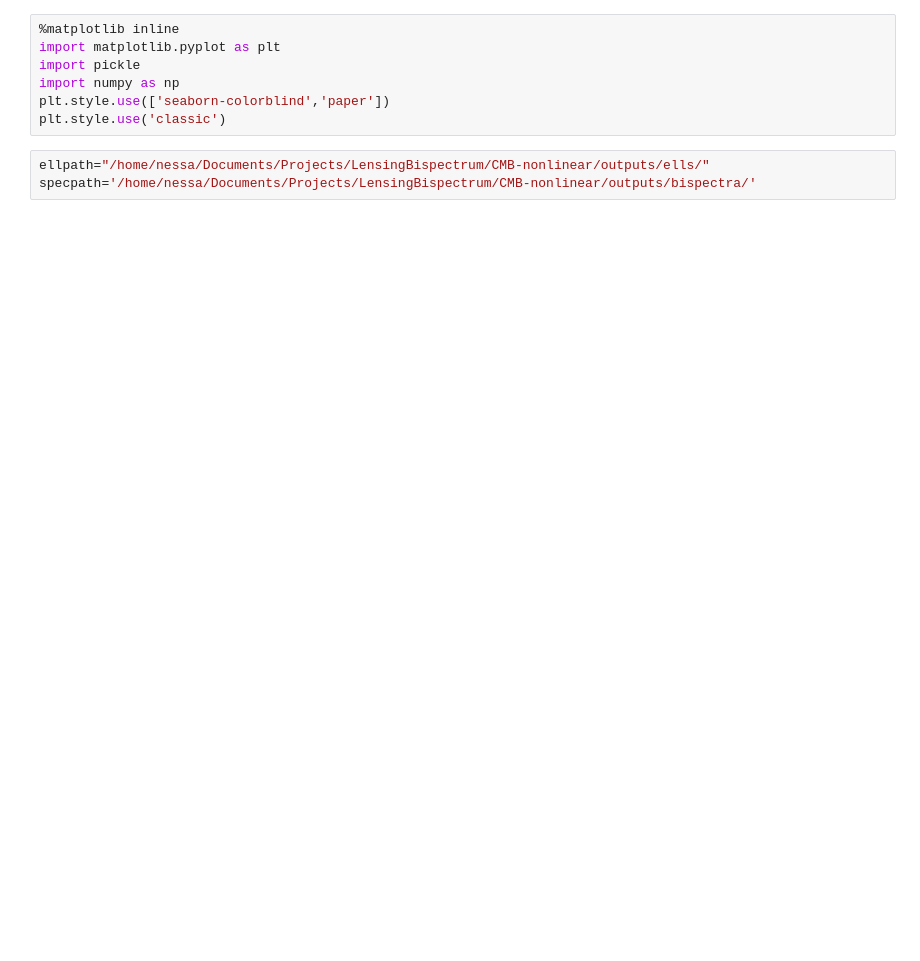
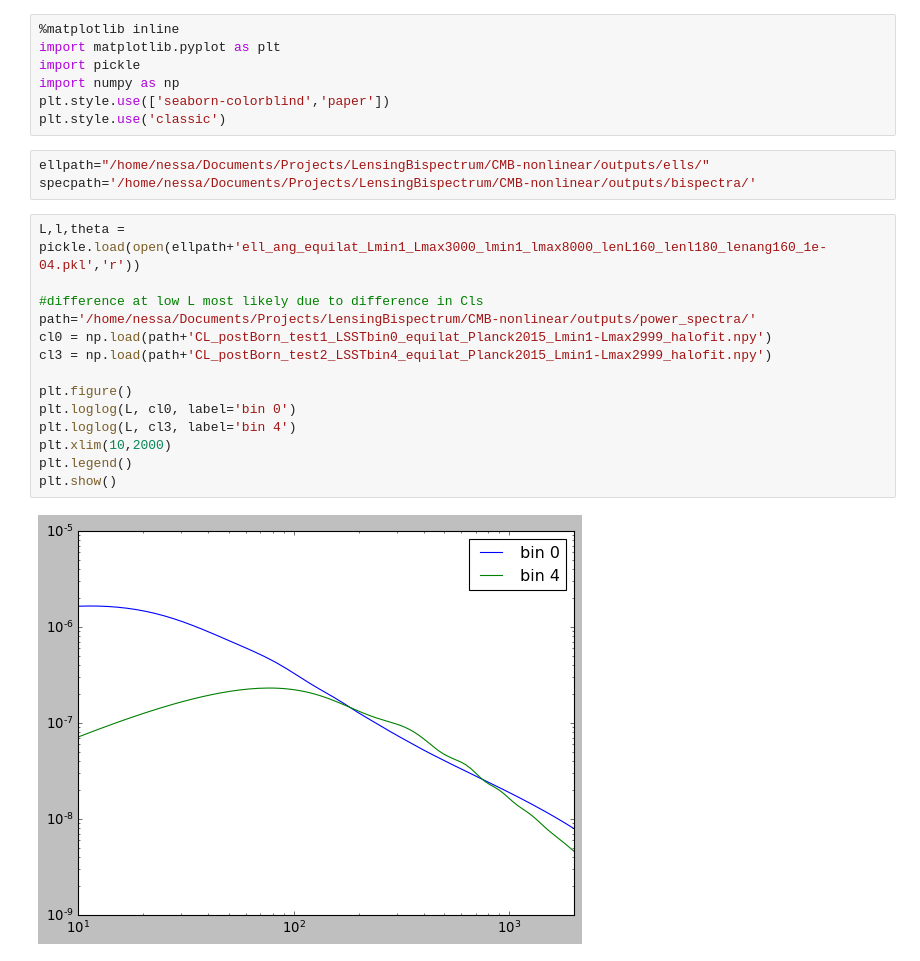
Before and after one commit to VMBoehm/BispectrumBias, a Jupyter notebook: GalaxyCrossBiasTests.ipynb, the cells around one changed output. Saved outputs shown, nothing was run; the diff lists cells and outputs as text; blank space fills up the shorter version.

```diff
--- a/GalaxyCrossBiasTests.ipynb
+++ b/GalaxyCrossBiasTests.ipynb
@@ -8,5 +8,21 @@ plt.style.use('classic')
 # %%
 ellpath="/home/nessa/Documents/Projects/LensingBispectrum/CMB-nonlinear/outputs/ells/"
 specpath='/home/nessa/Documents/Projects/LensingBispectrum/CMB-nonlinear/outputs/bispectra/'
+# %%
+L,l,theta = pickle.load(open(ellpath+'ell_ang_equilat_Lmin1_Lmax3000_lmin1_lmax8000_lenL160_lenl180_lenang160_1e-04.pkl','r'))
+
+#difference at low L most likely due to difference in Cls
+path='/home/nessa/Documents/Projects/LensingBispectrum/CMB-nonlinear/outputs/power_spectra/'
+cl0 = np.load(path+'CL_postBorn_test1_LSSTbin0_equilat_Planck2015_Lmin1-Lmax2999_halofit.npy')
+cl3 = np.load(path+'CL_postBorn_test2_LSSTbin4_equilat_Planck2015_Lmin1-Lmax2999_halofit.npy')
+
+plt.figure()
+plt.loglog(L, cl0, label='bin 0')
+plt.loglog(L, cl3, label='bin 4')
+plt.xlim(10,2000)
+plt.legend()
+plt.show()
+# %% [output]
+[figure, added]
 # %%
 #equilat
```
Also changed, not shown: parts of 2 cells of this notebook, 2 other files.
